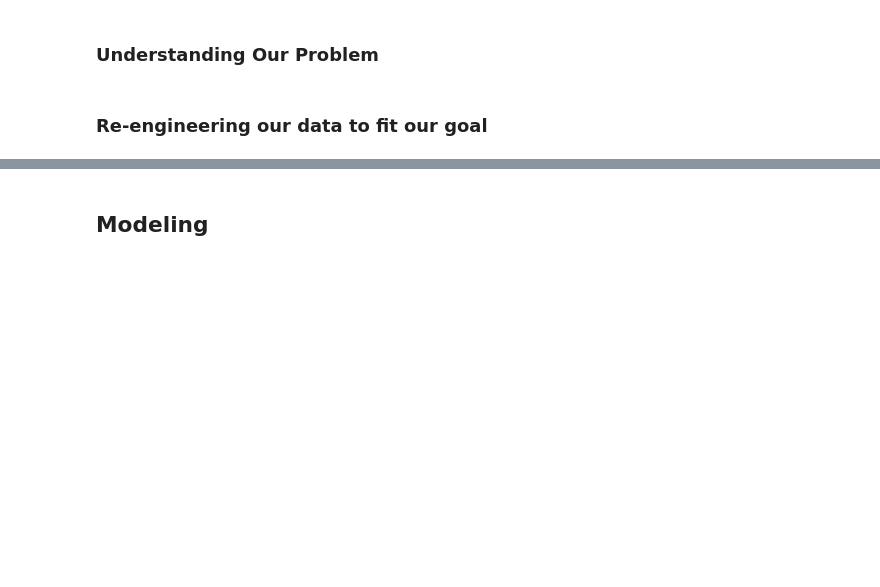
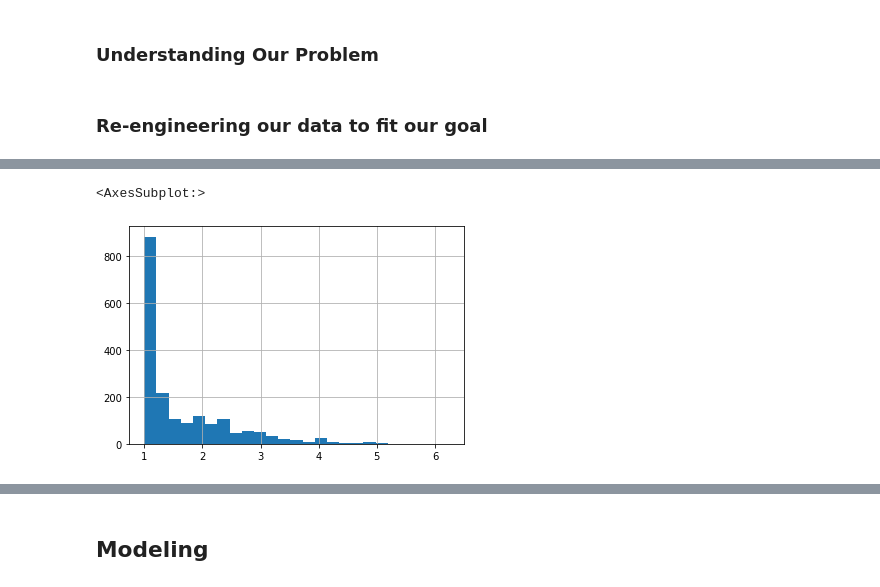
Before and after one commit to AmirMEdris/PredictingDrugUse, a Jupyter notebook: Untitled.ipynb, the cells around one changed output, grey strips where cells are left out. Drawn from its saved outputs; the diff is of its cells as text; code cells hidden in the pictures; blank space fills up the shorter version.

```diff
--- a/Untitled.ipynb
+++ b/Untitled.ipynb
@@ -43,0 +223,3 @@ def changetorisk(df,col):
+# %%
+stimdf['stim'] = (((1+df.Amphet) * (1+df.Coke) * (1+df.Crack) * (1+df.Ketamine))**(1/4))
+stimdf['stim']
@@ -43,0 +228,5 @@ def changetorisk(df,col):
+# %%
+stimdf['stim'].hist(bins = 25)
+# %% [output]
+<AxesSubplot:>
+[figure, added]
```
Also changed, not shown: parts of 20 cells of this notebook, 1 other file.
